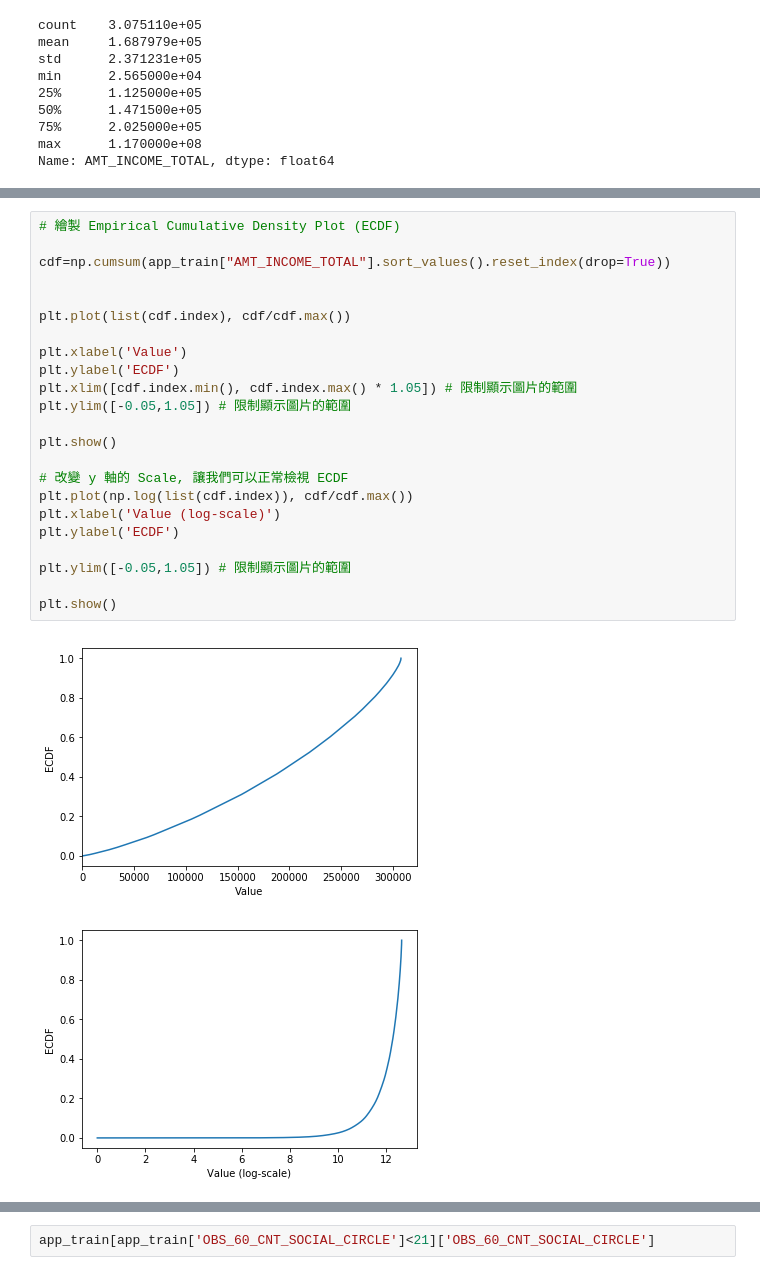
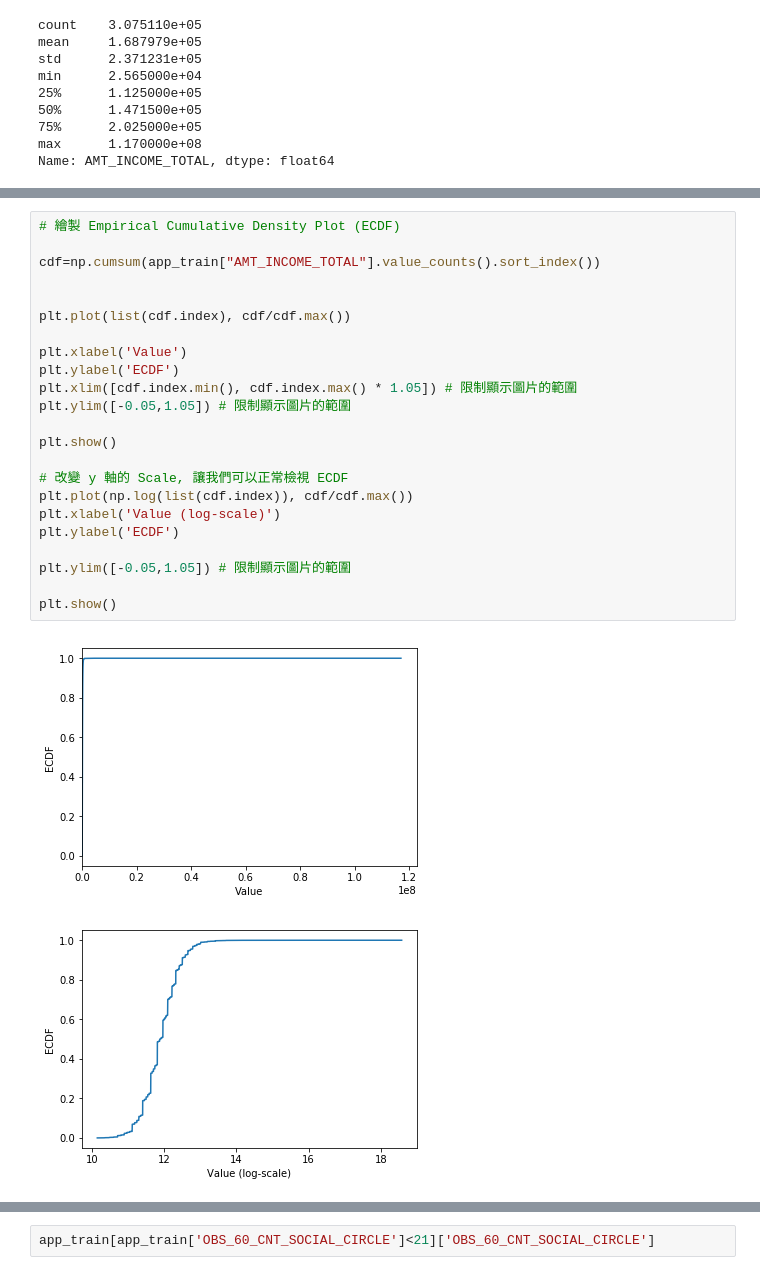
Before and after one commit to dgtyuewq/2nd-ML100days-2, a Jupyter notebook: Day_006_HW.ipynb, the cells around one changed output, grey strips where cells are left out. Drawn from its saved outputs; the diff is of its cells as text.

```diff
--- a/Day_006_HW.ipynb
+++ b/Day_006_HW.ipynb
@@ -108,29 +96,29 @@ Name: AMT_INCOME_TOTAL, dtype: float64
 # %%
 # 繪製 Empirical Cumulative Density Plot (ECDF)
 
-cdf=np.cumsum(app_train["AMT_INCOME_TOTAL"].sort_values().reset_index(drop=True))
+cdf=np.cumsum(app_train["AMT_INCOME_TOTAL"].value_counts().sort_index())
 
 
 plt.plot(list(cdf.index), cdf/cdf.max())
 
 plt.xlabel('Value')
 plt.ylabel('ECDF')
 plt.xlim([cdf.index.min(), cdf.index.max() * 1.05]) # 限制顯示圖片的範圍
 plt.ylim([-0.05,1.05]) # 限制顯示圖片的範圍
 
 plt.show()
 
 # 改變 y 軸的 Scale, 讓我們可以正常檢視 ECDF
 plt.plot(np.log(list(cdf.index)), cdf/cdf.max())
 plt.xlabel('Value (log-scale)')
 plt.ylabel('ECDF')
 
 plt.ylim([-0.05,1.05]) # 限制顯示圖片的範圍
 
 plt.show()
 # %% [output]
-[figure, old version]
+[figure, new version]
-[figure, old version]
+[figure, new version]
 # %% [markdown]
 ## 補充：Normal dist 的 ECDF
 ![ecdf_normal](https://au.mathworks.com/help/examples/stats/win64/PlotEmpiricalCdfAndCompareWithSamplingDistributionExample_01.png)
```
Also changed, not shown: parts of 3 cells of this notebook.
